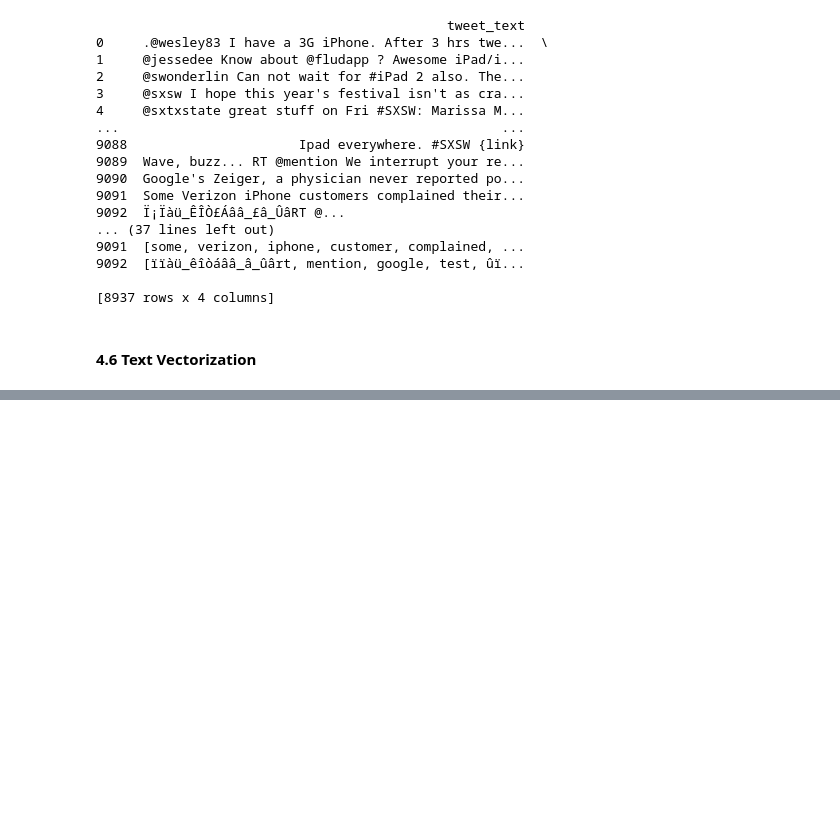
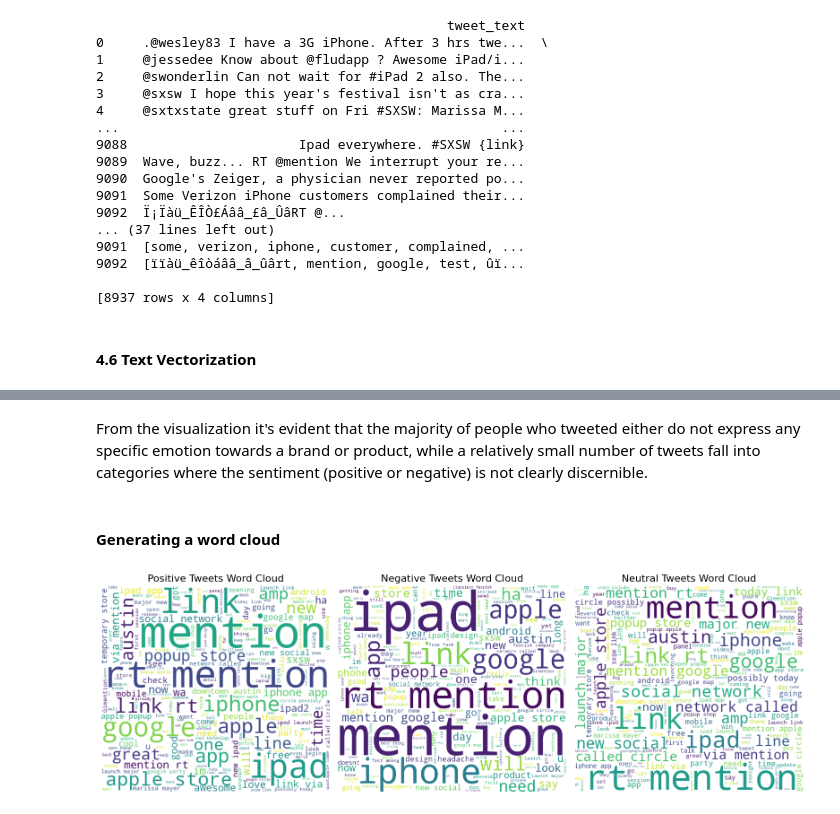
Before and after one commit to levine01/Twitter-Sentiment-Analysis, a Jupyter notebook: index.ipynb, the cells around one changed output, grey strips where cells are left out. Cells and saved outputs as stored; diff of their text form; code cells hidden in the pictures; blank space fills up the shorter version.

```diff
--- a/index.ipynb
+++ b/index.ipynb
@@ -349,0 +372,32 @@ tfidf_matrix = tfidf_vectorizer.fit_transform(data['lemmatized_tweet'])
+# %% [markdown]
+From the visualization it's evident that the majority of people who tweeted either do not express any specific emotion towards a brand or product, while a relatively small number of tweets fall into categories where the sentiment (positive or negative) is not clearly discernible.
+# %% [markdown]
+#### Generating a word cloud
+# %%
+# Separate the dataset into positive, negative, neutral, and neutral tweets
+pos_tweets = data[data['Sentiment'] == 'Positive emotion']['lemmatized_tweet']
+neg_tweets = data[data['Sentiment'] == 'Negative emotion']['lemmatized_tweet']
+
+# Filter and clean the 'neutral' tweets, handling any non-string values
+neut_tweets = data[data['Sentiment'] == "Neutral"]['lemmatized_tweet']
+
+plt.figure(figsize=(16, 10))
+
+# Function to create and display a word cloud in a specific subplot
+def generate_word_cloud_subplot(text, title, position):
+    wordcloud = WordCloud(width=500, height=450, background_color='white', random_state=42).generate(text)
+
+    plt.subplot(1,3, position)
+    plt.imshow(wordcloud, interpolation='bilinear')
+    plt.title(title, fontsize=16)
+    plt.axis('off')
+
+# Create word clouds for each sentiment category in specific subplots
+generate_word_cloud_subplot(' '.join(pos_tweets), 'Positive Tweets Word Cloud', 1)
+generate_word_cloud_subplot(' '.join(neg_tweets), 'Negative Tweets Word Cloud', 2)
+generate_word_cloud_subplot(' '.join(neut_tweets), 'Neutral Tweets Word Cloud', 3)
+
+plt.tight_layout()  # Ensures that subplots are properly arranged
+plt.show()
+# %% [output]
+[figure, added]
```
Also changed, not shown: parts of 8 cells of this notebook, 1 other file.
